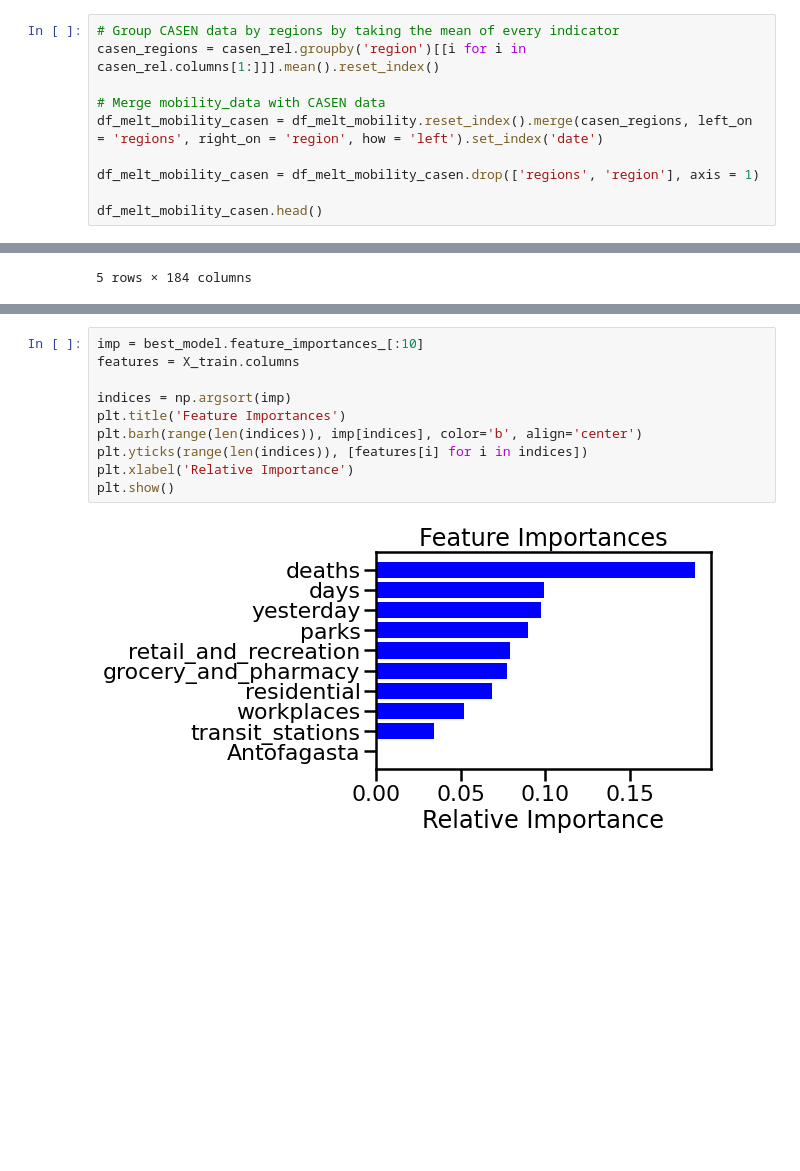
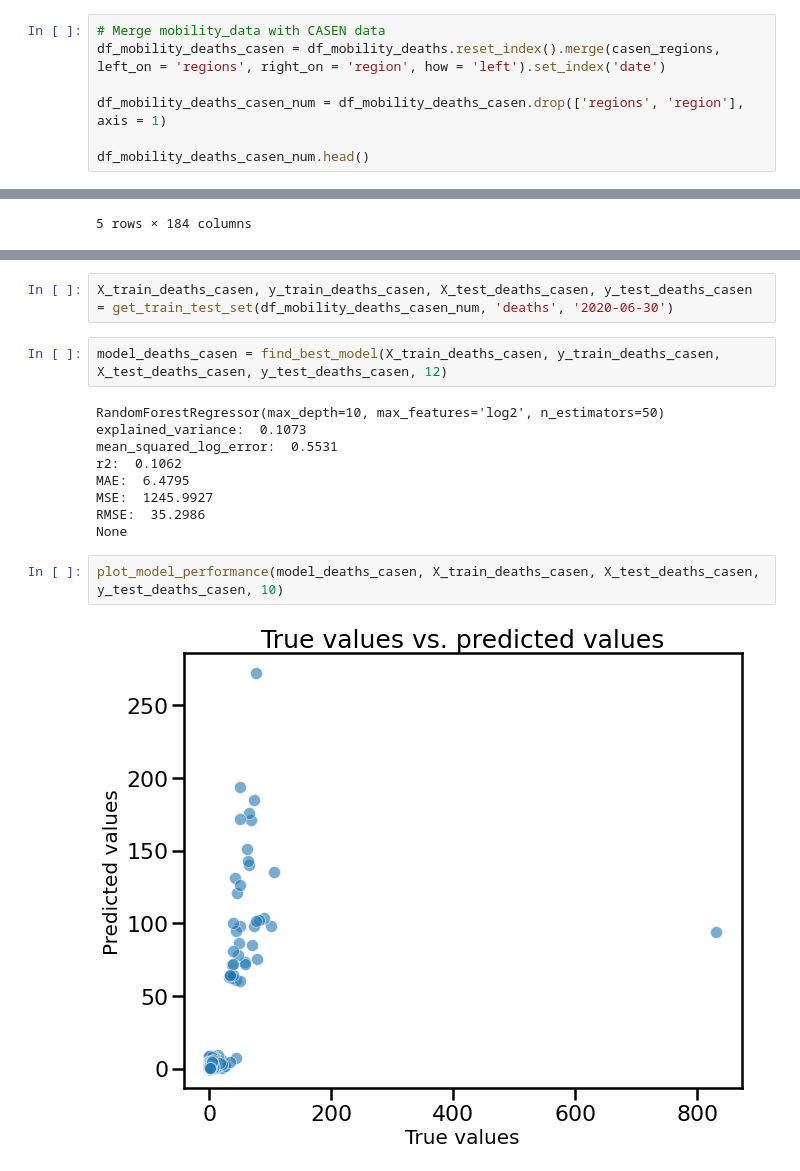
Before and after one commit to muellermax/Covid-Chile-Prediction, a Jupyter notebook: Covid Chile Prediction.ipynb, the cells around one changed output, grey strips where cells are left out. Saved outputs shown, nothing was run; the diff lists cells and outputs as text; blank space fills up the shorter version.

```diff
--- a/Covid Chile Prediction.ipynb
+++ b/Covid Chile Prediction.ipynb
@@ -1234,15 +1200,12 @@ plt.show()
 # %% [markdown]
 ## Further Feature Engineering: add CASEN data
 # %%
-# Group CASEN data by regions by taking the mean of every indicator
-casen_regions = casen_rel.groupby('region')[[i for i in casen_rel.columns[1:]]].mean().reset_index()
+# Merge mobility_data with CASEN data
+df_mobility_deaths_casen = df_mobility_deaths.reset_index().merge(casen_regions, left_on = 'regions', right_on = 'region', how = 'left').set_index('date')
 
-# Merge mobility_data with CASEN data
-df_melt_mobility_casen = df_melt_mobility.reset_index().merge(casen_regions, left_on = 'regions', right_on = 'region', how = 'left').set_index('date')
+df_mobility_deaths_casen_num = df_mobility_deaths_casen.drop(['regions', 'region'], axis = 1)
 
-df_melt_mobility_casen = df_melt_mobility_casen.drop(['regions', 'region'], axis = 1)
-
-df_melt_mobility_casen.head()
+df_mobility_deaths_casen_num.head()
 # %% [output]
 |  | days | deaths | new_deaths | yesterday | retail_and_recreation | grocery_and_pharmacy | parks | ... |
 | date |  |  |  |  |  |  |  | ... |
@@ -1297,12 +1218,17 @@ RMSE:  34.5413
-# %%
-imp = best_model.feature_importances_[:10]
-features = X_train.columns
-
-indices = np.argsort(imp)
-plt.title('Feature Importances')
-plt.barh(range(len(indices)), imp[indices], color='b', align='center')
-plt.yticks(range(len(indices)), [features[i] for i in indices])
-plt.xlabel('Relative Importance')
-plt.show()
-# %% [output]
-[figure, removed]
+# %%
+X_train_deaths_casen, y_train_deaths_casen, X_test_deaths_casen, y_test_deaths_casen = get_train_test_set(df_mobility_deaths_casen_num, 'deaths', '2020-06-30')
+# %%
+model_deaths_casen = find_best_model(X_train_deaths_casen, y_train_deaths_casen, X_test_deaths_casen, y_test_deaths_casen, 12)
+# %% [output]
+RandomForestRegressor(max_depth=10, max_features='log2', n_estimators=50)
+explained_variance:  0.1073
+mean_squared_log_error:  0.5531
+r2:  0.1062
+MAE:  6.4795
+MSE:  1245.9927
+RMSE:  35.2986
+None
+# %%
+plot_model_performance(model_deaths_casen, X_train_deaths_casen, X_test_deaths_casen, y_test_deaths_casen, 10)
+# %% [output]
+[figure, added]
```
Also changed, not shown: parts of 48 cells of this notebook, 1 other file.
